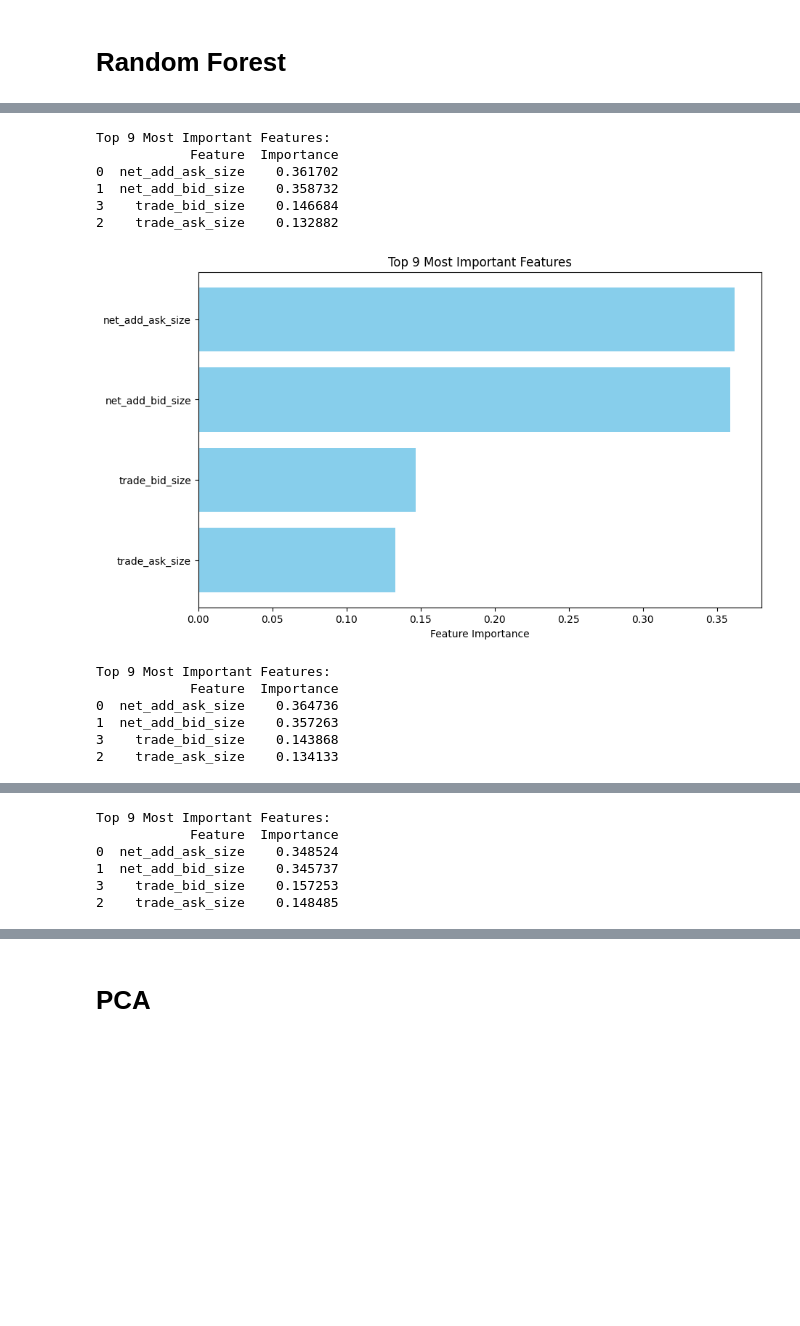
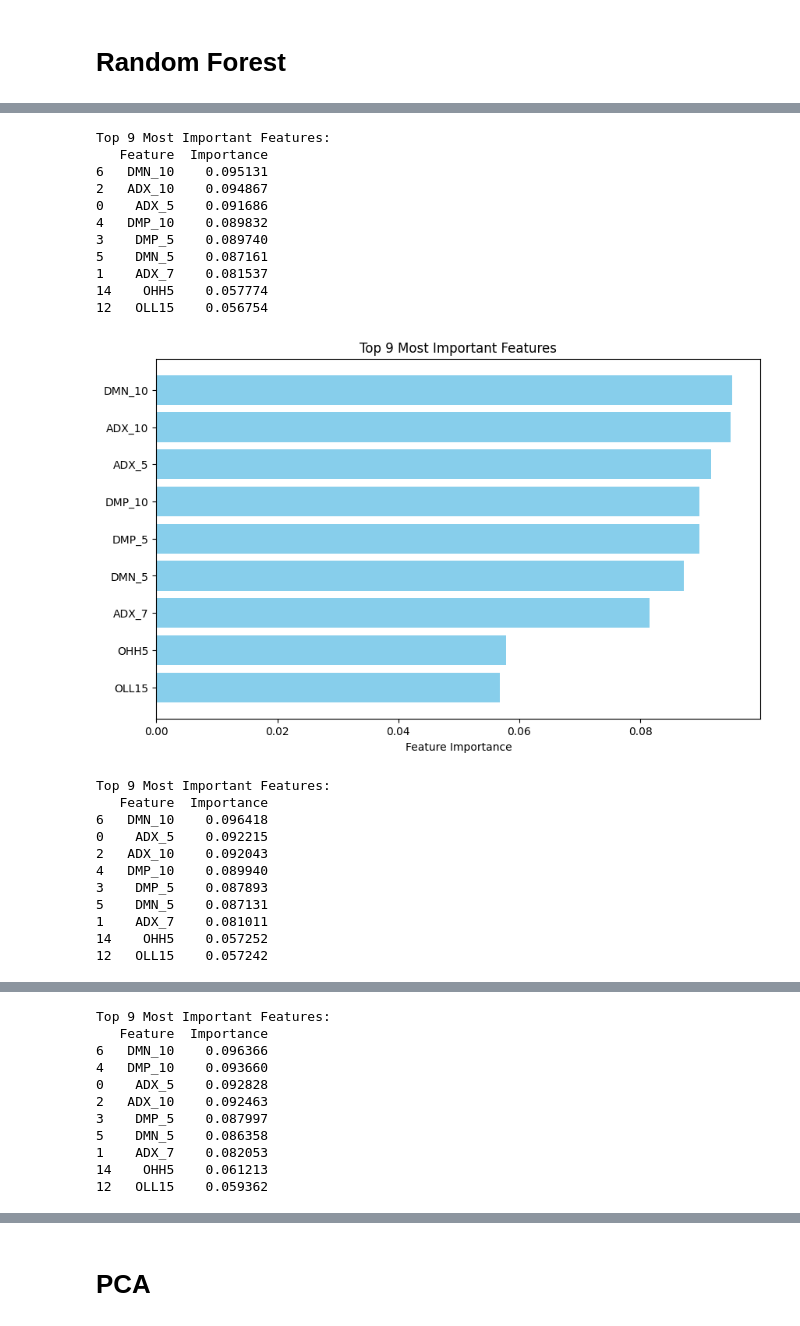
Before and after one commit to LiaoLaurent/Stock-Prediction-Deep-Learning, a Jupyter notebook: feature_engineering.ipynb, the cells around one changed output, grey strips where cells are left out. Saved outputs shown, nothing was run; the diff lists cells and outputs as text; code cells hidden in the pictures; blank space fills up the shorter version.

```diff
--- a/feature_engineering.ipynb
+++ b/feature_engineering.ipynb
@@ -199,7 +187,7 @@ df_combined = order_sizes.join(technical_indicators, how='inner')
 
 df_combined.columns
 
-df_combined.drop(columns=['mid_price_high', 'mid_price_low', 'mid_price_close', 'mid_price_open', "max_depth", "Returns"], inplace=True)
+df_combined.drop(columns=['mid_price_high', 'mid_price_low', 'mid_price_close', 'mid_price_open'], inplace=True)
 df_combined.columns
 # %% [output]
 Index(['trade_ask_size', 'trade_bid_size', 'net_add_ask_size',
@@ -216,6 +204,8 @@ start_date = pd.to_datetime("2024-10-01")
 end_date = pd.to_datetime("2024-10-01")
 date_range = pd.bdate_range(start=start_date, end=end_date)
 data_paths = [f"AAPL_data/AAPL_{date.strftime('%Y-%m-%d')}_xnas-itch.parquet" for date in date_range]
+
+sampling_rate = '1s'
 
 trade_days_data = []
 
@@ -225,18 +215,17 @@ for path in data_paths:
 
     df = df.between_time(market_open, market_close)
 
-    order_sizes = group_and_pivot_order_sizes(df, sampling_rate='1s')
+    order_sizes = group_and_pivot_order_sizes(df, sampling_rate=sampling_rate)
 
 
-    mid_prices = resample_mid_prices(df, sampling_rate='1s')
+    mid_prices = resample_mid_prices(df, sampling_rate=sampling_rate)
 
     order_sizes = order_sizes.reindex(mid_prices.index, fill_value=0)
 
     technical_indicators = compute_technical_indicators(mid_prices)
     df_combined = order_sizes.join(technical_indicators, how='inner')
 
-    # df_combined.drop(columns=["max_depth", "Returns"], inplace=True)
-    df_combined.drop(columns=['mid_price_high', 'mid_price_low', 'mid_price_close', 'mid_price_open', "max_depth", "Returns"], inplace=True)
+    df_combined.drop(columns=['mid_price_high', 'mid_price_low', 'mid_price_close', 'mid_price_open'], inplace=True)
 
     trade_days_data.append(df_combined)
 
@@ -258,5 +247,5 @@ all_data.head()
 # %%
-all_data["Target_close"] = all_data["Target_close"].shift(-1)
+all_data["returns"] = all_data["returns"].shift(-1)
 all_data.dropna(inplace=True)
 # %%
 all_data.head()
@@ -313,10 +294,10 @@ OH1              -0.017428  0.719860 -0.035317 -0.013354  0.193567  1.000000
 # %% [markdown]
 # Random Forest
 # %%
-from sklearn.ensemble import RandomForestClassifier
+from sklearn.ensemble import RandomForestRegressor
 
-X = all_data.drop(columns=['Target_close'])  # Features
-y = all_data['Target_close']  # Target variable
+X = all_data.drop(columns=['returns', 'volatilities'])  # Features
+y = all_data['returns']  # Target variable
 
 params0 = {
     'n_estimators': 50,
@@ -359,7 +340,7 @@ def analyze_feature_importance(X, y, num_features=20, **rf_params):
         importance_df (pd.DataFrame): DataFrame containing features and their importance scores.
     """
     # Initialize the Random Forest model
-    rf = RandomForestClassifier(**rf_params)
+    rf = RandomForestRegressor(**rf_params)
 
     # Train the model on the entire dataset
     rf.fit(X, y)
@@ -470,27 +451,37 @@ Top 20 Most Important Features:
 # %%
 trend_indicators = ['ADX_5', 'ADX_7', 'ADX_10', 'DMP_5', 'DMP_10', 'DMN_5', 'DMN_10', 'AROONU_7', 'AROOND_7', 'OLL3', 'OLL5', 'OLL10', 'OLL15', 'OHH3', 'OHH5']
 oscillators =[ 'STOCHk_14_3_3', 'STOCHd_14_3_3', 'MACD_8_21_5', 'RSI_7', 'AO_5_10']
 moving_averages = ['EMA_15', 'HMA_10', 'KAMA_3_2_10', 'MA_10', 'MA_20', 'rmCO(3)', 'rmCO(4)', 'rmCO(5)', 'rmCO(6)']
 volatility_indicators = ['Bollinger_Upper', 'Bollinger_Lower', 'U_minus_L', 'MA20dSTD']
 other_indicators = ['CO', 'C1O1', 'C2O2', 'C3O3', 'range', 'OH1']
 
 price_indicators = ['mid_price_high', 'mid_price_low', 'mid_price_close', 'mid_price_open']
 order_sizes_indicators = ['net_add_ask_size', 'net_add_bid_size', 'trade_ask_size', 'trade_bid_size']
 
-importance_df_trend0 = analyze_feature_importance(X[order_sizes_indicators], y, num_features=9, **params0)
-importance_df_trend1 = analyze_feature_importance(X[order_sizes_indicators], y, num_features=9, **params1)
-importance_df_trend2 = analyze_feature_importance(X[order_sizes_indicators], y, num_features=9, **params2)
+importance_df_trend0 = analyze_feature_importance(X[trend_indicators], y, num_features=9, **params0)
+importance_df_trend1 = analyze_feature_importance(X[trend_indicators], y, num_features=9, **params1)
+importance_df_trend2 = analyze_feature_importance(X[trend_indicators], y, num_features=9, **params2)
 # %% [output]
 Top 9 Most Important Features:
-            Feature  Importance
-0  net_add_ask_size    0.361702
-1  net_add_bid_size    0.358732
-3    trade_bid_size    0.146684
-2    trade_ask_size    0.132882
+   Feature  Importance
+6   DMN_10    0.095131
+2   ADX_10    0.094867
+0    ADX_5    0.091686
+4   DMP_10    0.089832
+3    DMP_5    0.089740
+5    DMN_5    0.087161
+1    ADX_7    0.081537
+14    OHH5    0.057774
+12   OLL15    0.056754
-[figure, old version]
+[figure, new version]
 Top 9 Most Important Features:
-            Feature  Importance
-0  net_add_ask_size    0.364736
-1  net_add_bid_size    0.357263
-3    trade_bid_size    0.143868
-2    trade_ask_size    0.134133
+   Feature  Importance
+6   DMN_10    0.096418
+0    ADX_5    0.092215
+2   ADX_10    0.092043
+4   DMP_10    0.089940
+3    DMP_5    0.087893
+5    DMN_5    0.087131
+1    ADX_7    0.081011
+14    OHH5    0.057252
+12   OLL15    0.057242
@@ -498,6 +489,11 @@ Top 9 Most Important Features:
 Top 9 Most Important Features:
-            Feature  Importance
-0  net_add_ask_size    0.348524
-1  net_add_bid_size    0.345737
-3    trade_bid_size    0.157253
-2    trade_ask_size    0.148485
+   Feature  Importance
+6   DMN_10    0.096366
+4   DMP_10    0.093660
+0    ADX_5    0.092828
+2   ADX_10    0.092463
+3    DMP_5    0.087997
+5    DMN_5    0.086358
+1    ADX_7    0.082053
+14    OHH5    0.061213
+12   OLL15    0.059362
```
Also changed, not shown: parts of 13 cells of this notebook, 3 other files.
